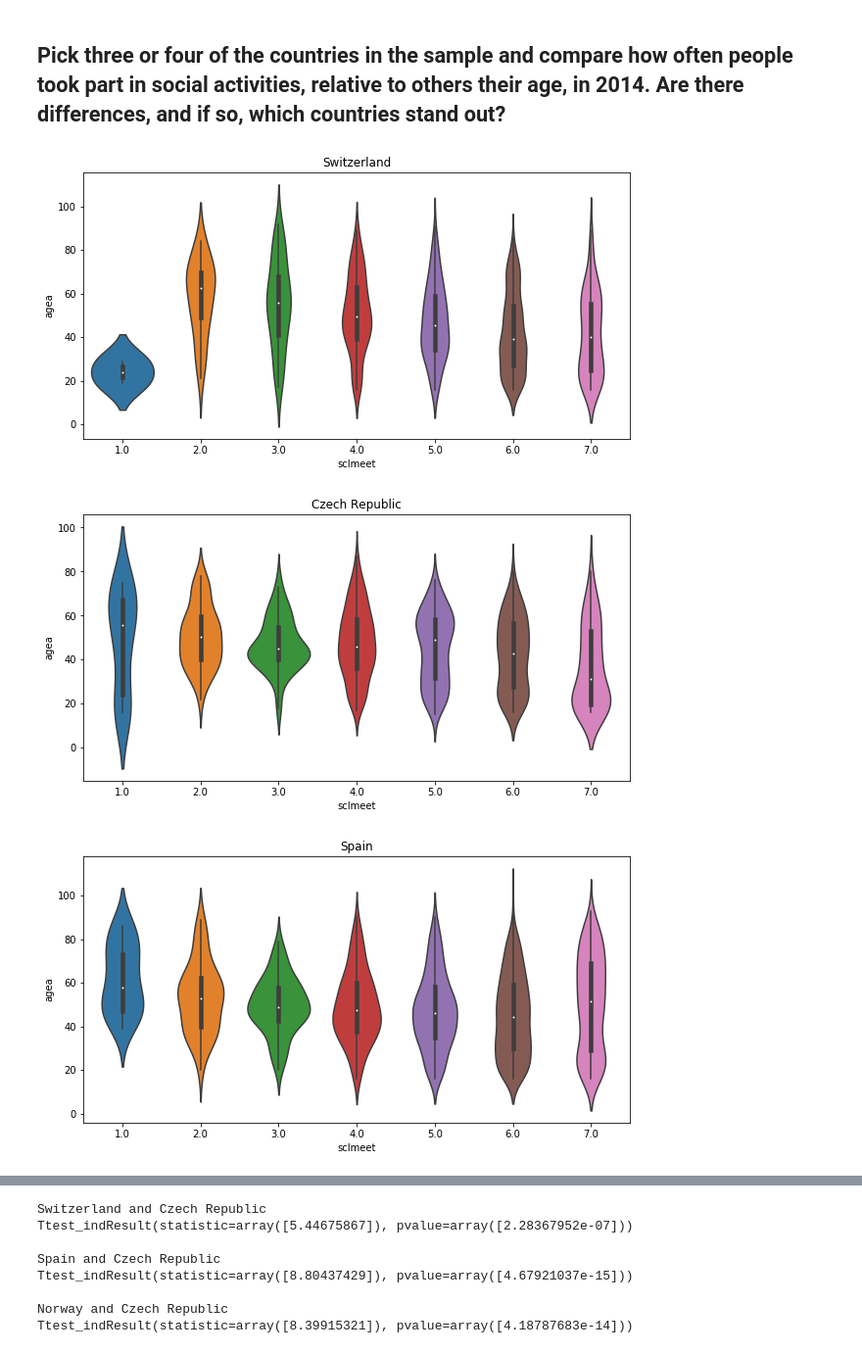
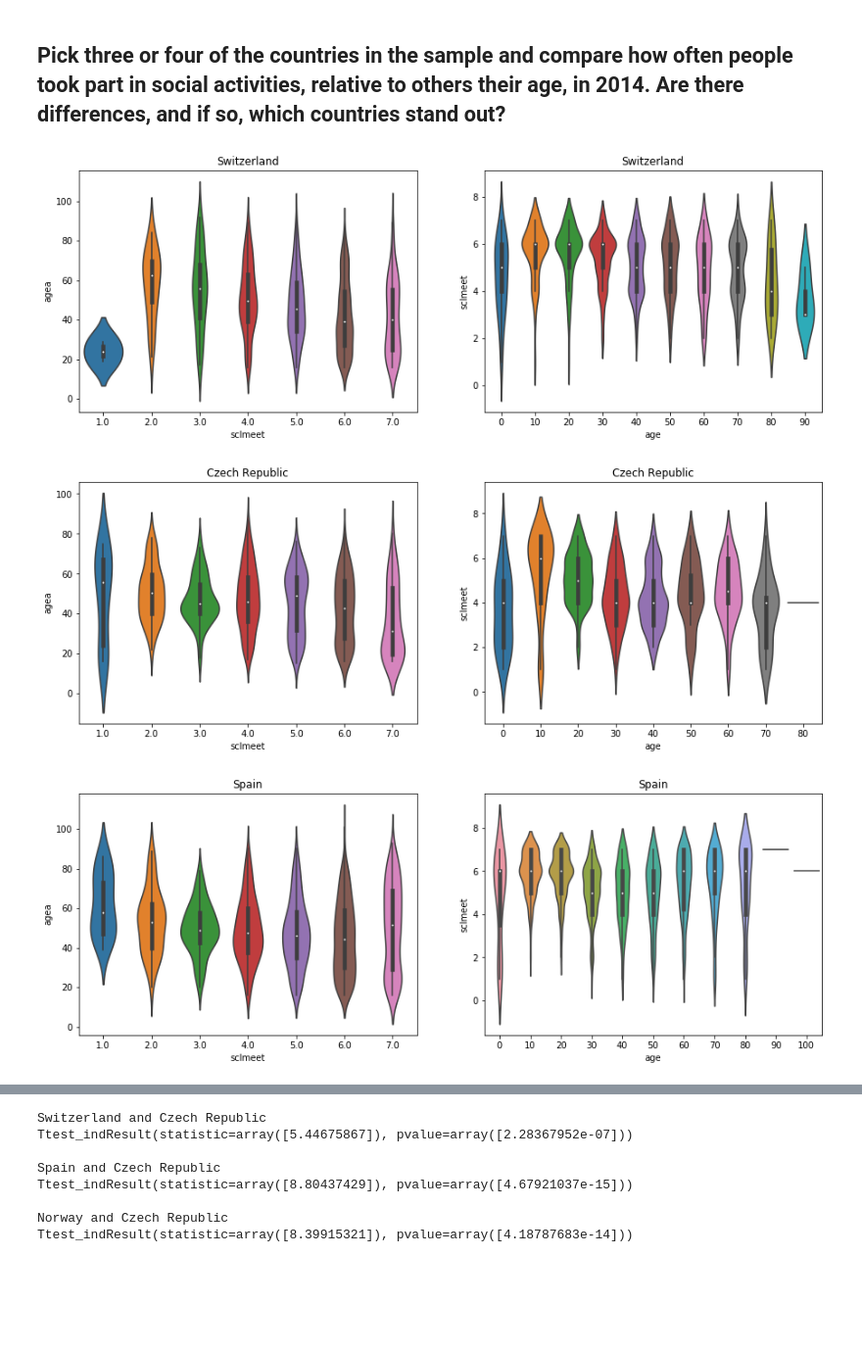
Before and after one commit to mbeckmanssf/Thinkful, a Jupyter notebook: Unit-5/5.4-What_Test.ipynb, the cells around one changed output, grey strips where cells are left out. Shown at 98% size. Drawn from its saved outputs; the diff is of its cells as text; code cells hidden in the pictures; blank space fills up the shorter version.

```diff
--- a/Unit-5/5.4-What_Test.ipynb
+++ b/Unit-5/5.4-What_Test.ipynb
@@ -97,6 +97,18 @@ ess.groupby('cntry').describe()
 | NO | 1436.0 | 46.536212 | 18.203938 | 15.0 | 32.0 | 46.0 | 60.0 | 94.0 | 1462.0 | 1.466484 | ... | ... |
 | SE | 1748.0 | 49.040046 | 19.536782 | 15.0 | 32.0 | 50.0 | 65.0 | 114.0 | 1816.0 | 1.476872 | ... | ... |
 6 rows × 96 columns
+# %%
+ess['age'] = 0
+ess.loc[ess['agea'] > 10, 'age'] = 10
+ess.loc[ess['agea'] > 20, 'age'] = 20
+ess.loc[ess['agea'] > 30, 'age'] = 30
+ess.loc[ess['agea'] > 40, 'age'] = 40
+ess.loc[ess['agea'] > 50, 'age'] = 50
+ess.loc[ess['agea'] > 60, 'age'] = 60
+ess.loc[ess['agea'] > 70, 'age'] = 70
+ess.loc[ess['agea'] > 80, 'age'] = 80
+ess.loc[ess['agea'] > 90, 'age'] = 90
+ess.loc[ess['agea'] > 100, 'age'] = 100
 # %%
 Switzerland = ess.loc[ess.cntry == 'CH']
 Czech = ess.loc[ess.cntry == 'CZ']
@@ -549,24 +647,45 @@ People in the Czech Republic were generally less likely to meet people socially
 # %% [markdown]
 ## Pick three or four of the countries in the sample and compare how often people took part in social activities, relative to others their age, in 2014. Are there differences, and if so, which countries stand out?
 # %%
-plt.figure(figsize=(10, 5))
+plt.figure(figsize=(15, 5))
+
+plt.subplot(1, 2, 1)
 sns.violinplot(Switzerland2014['sclmeet'], Switzerland2014['agea'])
 plt.title('Switzerland')
+
+plt.subplot(1, 2, 2)
+sns.violinplot(Switzerland2014['age'], Switzerland2014['sclmeet'])
+plt.title('Switzerland')
+
 plt.show()
 # %% [output]
-[figure, old version]
+[figure, new version]
 # %%
-plt.figure(figsize=(10, 5))
+plt.figure(figsize=(15, 5))
+
+plt.subplot(1, 2, 1)
 sns.violinplot(Czech2014['sclmeet'], Czech2014['agea'])
 plt.title('Czech Republic')
+
+plt.subplot(1, 2, 2)
+sns.violinplot(Czech2014['age'], Czech2014['sclmeet'])
+plt.title('Czech Republic')
+
 plt.show()
 # %% [output]
-[figure, old version]
+[figure, new version]
 # %%
-plt.figure(figsize=(10, 5))
+plt.figure(figsize=(15, 5))
+
+plt.subplot(1, 2, 1)
 sns.violinplot(Spain2014['sclmeet'], Spain2014['agea'])
 plt.title('Spain')
+
+plt.subplot(1, 2, 2)
+sns.violinplot(Spain2014['age'], Spain2014['sclmeet'])
+plt.title('Spain')
+
 plt.show()
 # %% [output]
-[figure, old version]
+[figure, new version]
 # %%
```
Also changed, not shown: parts of 10 cells of this notebook.
